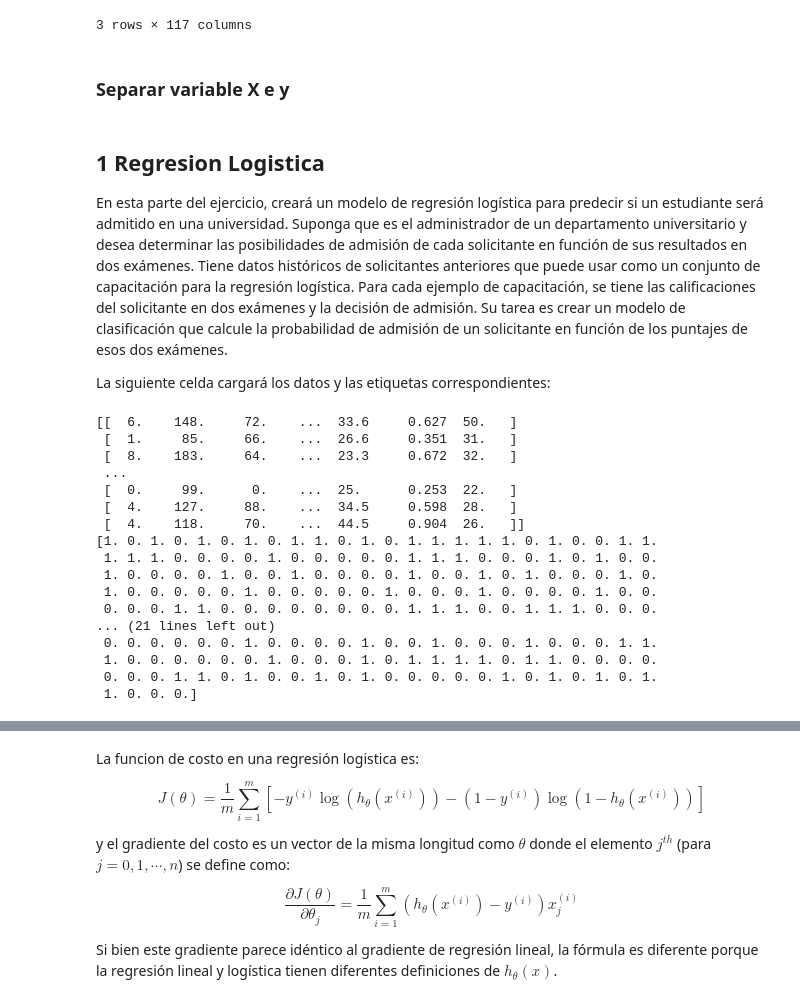
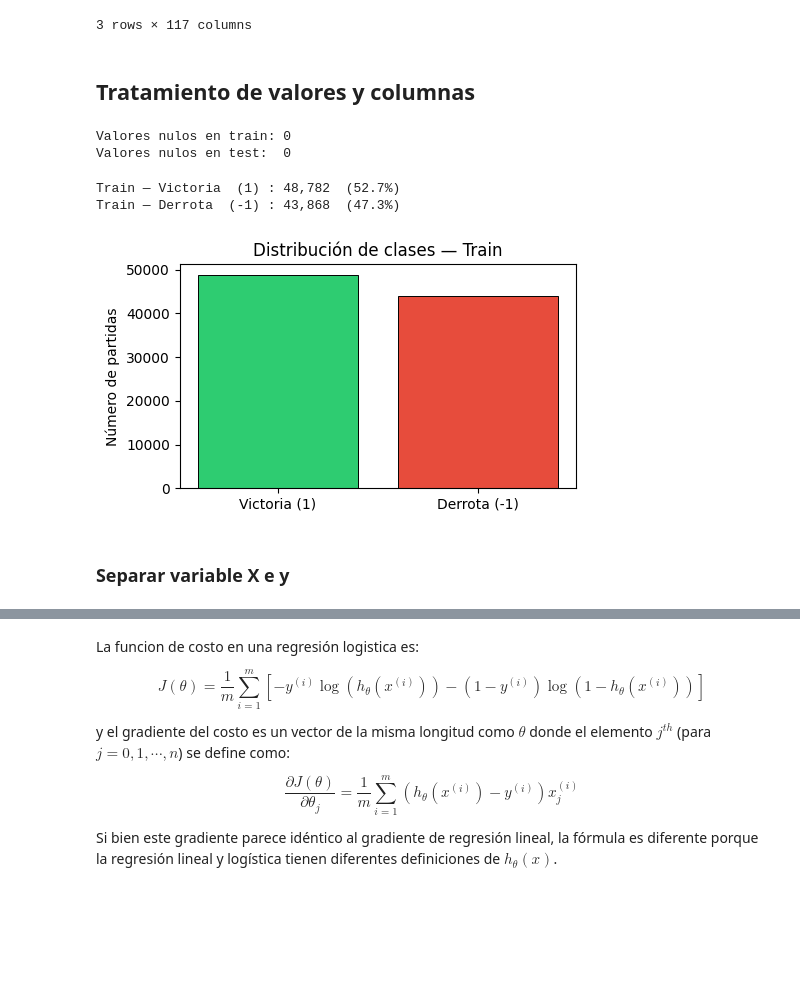
Before and after one commit to xKevin441/SIS420-IA-Kevin-Tarqui, a Jupyter notebook: Laboratorio 02 Regresión logística.ipynb, the cells around one changed output, grey strips where cells are left out. Cells and saved outputs as stored; diff of their text form; code cells hidden in the pictures; blank space fills up the shorter version.

Commit message:
Se creó con Colab

```diff
--- a/Laboratorio 02 Regresión logística.ipynb
+++ b/Laboratorio 02 Regresión logística.ipynb
@@ -36,41 +37,35 @@ Test  :  10,294 filas × 117 columnas
 | 1 | 1 | 152 | 2 | 2 | 0 | 0 | 0 | 1 | 0 | -1 | ... |
 | 2 | 1 | 131 | 2 | 2 | 0 | 0 | 0 | 1 | 0 | -1 | ... |
 3 rows × 117 columns
+# %% [markdown]
+## Tratamiento de valores y columnas
+# %%
+# Valores nulos
+print('Valores nulos en train:', df_train.isnull().sum().sum())
+print('Valores nulos en test: ', df_test.isnull().sum().sum())
+# %% [output]
+Valores nulos en train: 0
+Valores nulos en test:  0
+# %%
+# Distribución de la variable objetivo
+win_counts = df_train['win'].value_counts().sort_index()
+wins_train   = (df_train['win'] ==  1).sum()
+losses_train = (df_train['win'] == -1).sum()
+total_train  = len(df_train)
+
+print(f'Train — Victoria  (1) : {wins_train:>6,}  ({wins_train/total_train*100:.1f}%)')
+print(f'Train — Derrota  (-1) : {losses_train:>6,}  ({losses_train/total_train*100:.1f}%)')
+
+fig, ax = plt.subplots(figsize=(5, 3))
+ax.bar(['Victoria (1)', 'Derrota (-1)'], [wins_train, losses_train],
+       color=['#2ecc71', '#e74c3c'], edgecolor='black', linewidth=0.7)
+ax.set_title('Distribución de clases — Train')
+ax.set_ylabel('Número de partidas')
+plt.tight_layout()
+plt.show()
+# %% [output]
+Train — Victoria  (1) : 48,782  (52.7%)
+Train — Derrota  (-1) : 43,868  (47.3%)
+[figure, added]
 # %% [markdown]
 ### Separar variable X e y
-# %% [markdown]
-## 1 Regresion Logistica
-
-En esta parte del ejercicio, creará un modelo de regresión logística para predecir si un estudiante será admitido en una universidad. Suponga que es el administrador de un departamento universitario y desea determinar las posibilidades de admisión de cada solicitante en función de sus resultados en dos exámenes. Tiene datos históricos de solicitantes anteriores que puede usar como un conjunto de capacitación para la regresión logística. Para cada ejemplo de capacitación, se tiene las calificaciones del solicitante en dos exámenes y la decisión de admisión. Su tarea es crear un modelo de clasificación que calcule la probabilidad de admisión de un solicitante en función de los puntajes de esos dos exámenes.
-
-La siguiente celda cargará los datos y las etiquetas correspondientes:
-# %%
-# Cargar datos
-# Las dos primeras columnas contienen la nota de dos examenes y la tercera columna
-# contiene la etiqueta que indica si el alumno ingreso o no a la universidad.
-data = np.loadtxt('/content/drive/MyDrive/Colab Notebooks/machine learning/datasets/pima-indians-diabetes_prepared.csv', delimiter=',')
-# X, y = data[:, 0:8], data[:, 8]
-X_train, y_train = data[:700, 0:8], data[:700, 8]
-X_test, y_test = data[700:, 0:8], data[700:, 8]
-X = X_train
-y = y_train
-print(X)
-print(y)
-# %% [output]
-[[  6.    148.     72.    ...  33.6     0.627  50.   ]
- [  1.     85.     66.    ...  26.6     0.351  31.   ]
- [  8.    183.     64.    ...  23.3     0.672  32.   ]
- ...
- [  0.     99.      0.    ...  25.      0.253  22.   ]
- [  4.    127.     88.    ...  34.5     0.598  28.   ]
- [  4.    118.     70.    ...  44.5     0.904  26.   ]]
-[1. 0. 1. 0. 1. 0. 1. 0. 1. 1. 0. 1. 0. 1. 1. 1. 1. 1. 0. 1. 0. 0. 1. 1.
- 1. 1. 1. 0. 0. 0. 0. 1. 0. 0. 0. 0. 0. 1. 1. 1. 0. 0. 0. 1. 0. 1. 0. 0.
- 1. 0. 0. 0. 0. 1. 0. 0. 1. 0. 0. 0. 0. 1. 0. 0. 1. 0. 1. 0. 0. 0. 1. 0.
- 1. 0. 0. 0. 0. 0. 1. 0. 0. 0. 0. 0. 1. 0. 0. 0. 1. 0. 0. 0. 0. 1. 0. 0.
- 0. 0. 0. 1. 1. 0. 0. 0. 0. 0. 0. 0. 0. 1. 1. 1. 0. 0. 1. 1. 1. 0. 0. 0.
-... (21 lines left out)
- 0. 0. 0. 0. 0. 0. 1. 0. 0. 0. 0. 1. 0. 0. 1. 0. 0. 0. 1. 0. 0. 0. 1. 1.
- 1. 0. 0. 0. 0. 0. 0. 1. 0. 0. 0. 1. 0. 1. 1. 1. 1. 0. 1. 1. 0. 0. 0. 0.
- 0. 0. 0. 1. 1. 0. 1. 0. 0. 1. 0. 1. 0. 0. 0. 0. 0. 1. 0. 1. 0. 1. 0. 1.
- 1. 0. 0. 0.]
```
Also changed, not shown: parts of 30 cells of this notebook.
